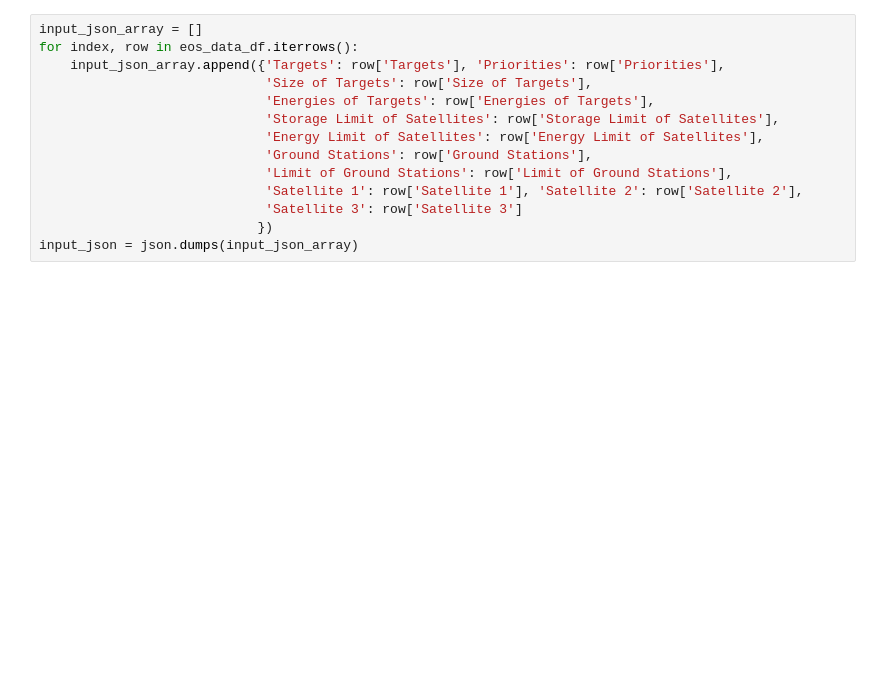
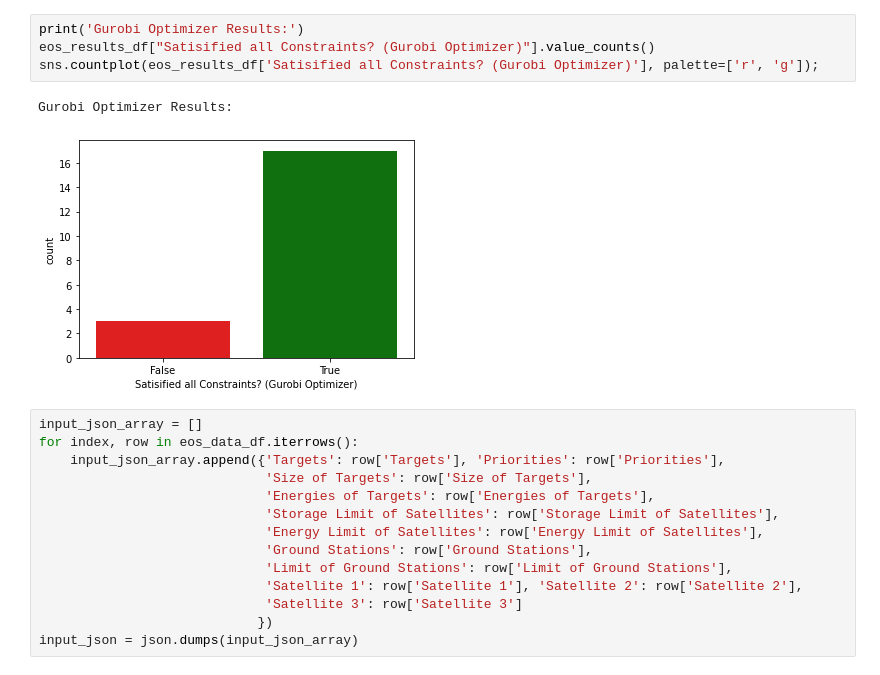
Before and after one commit to ab-jiteshlalwani/EOS, a Jupyter notebook: EOS Scheduling Optimization Demo.ipynb, the cells around one changed output. Cells and saved outputs as stored; diff of their text form; blank space fills up the shorter version.

```diff
--- a/EOS Scheduling Optimization Demo.ipynb
+++ b/EOS Scheduling Optimization Demo.ipynb
@@ -222,3 +110,10 @@ eos_data_df.head()
+# %%
+print('Gurobi Optimizer Results:')
+eos_results_df["Satisified all Constraints? (Gurobi Optimizer)"].value_counts()
+sns.countplot(eos_results_df['Satisified all Constraints? (Gurobi Optimizer)'], palette=['r', 'g']);
+# %% [output]
+Gurobi Optimizer Results:
+[figure, added]
 # %%
 input_json_array = []
 for index, row in eos_data_df.iterrows():
```
Also changed, not shown: parts of 17 cells of this notebook, 24 other files.
